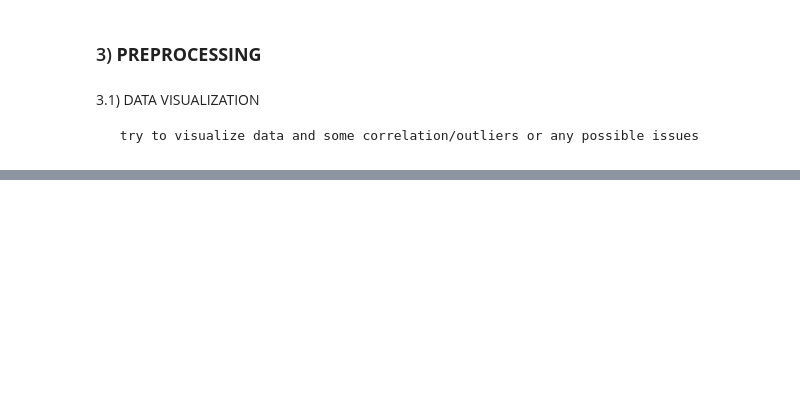
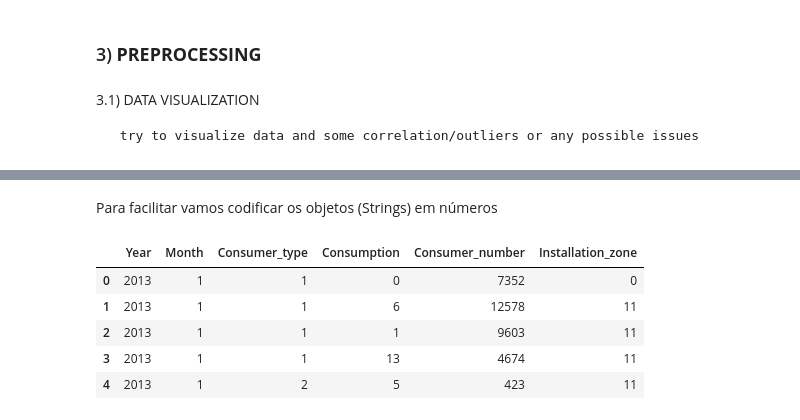
Before and after one commit to marcofranceschini015/Classification-of-water-consumption-types, a Jupyter notebook: Classification_of_Water_Consumption_Types.ipynb, the cells around one changed output, grey strips where cells are left out. Drawn from its saved outputs; the diff is of its cells as text; code cells hidden in the pictures; blank space fills up the shorter version.

```diff
--- a/Classification_of_Water_Consumption_Types.ipynb
+++ b/Classification_of_Water_Consumption_Types.ipynb
@@ -118,0 +118,16 @@ KeyError: ignored
+# %% [markdown]
+Para facilitar vamos codificar os objetos (Strings) em números
+# %%
+columns = ["Consumer_type","Consumer_number","Installation_zone"]
+for feature in columns:
+  le = LabelEncoder()
+  train[feature] = le.fit_transform(train[feature])
+
+train.head()
+# %% [output]
+|  | Year | Month | Consumer_type | Consumption | Consumer_number | Installation_zone |
+| 0 | 2013 | 1 | 1 | 0 | 7352 | 0 |
+| 1 | 2013 | 1 | 1 | 6 | 12578 | 11 |
+| 2 | 2013 | 1 | 1 | 1 | 9603 | 11 |
+| 3 | 2013 | 1 | 1 | 13 | 4674 | 11 |
+| 4 | 2013 | 1 | 2 | 5 | 423 | 11 |
```
Also changed, not shown: parts of 37 cells of this notebook, 7 other files.
